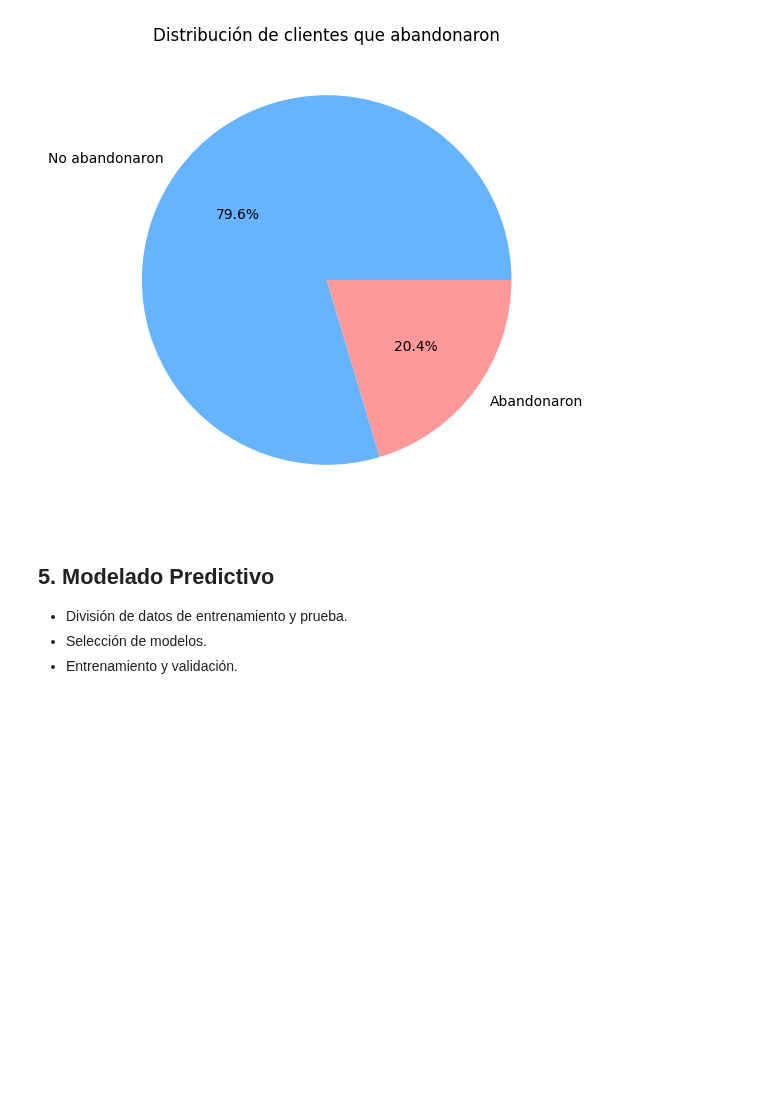
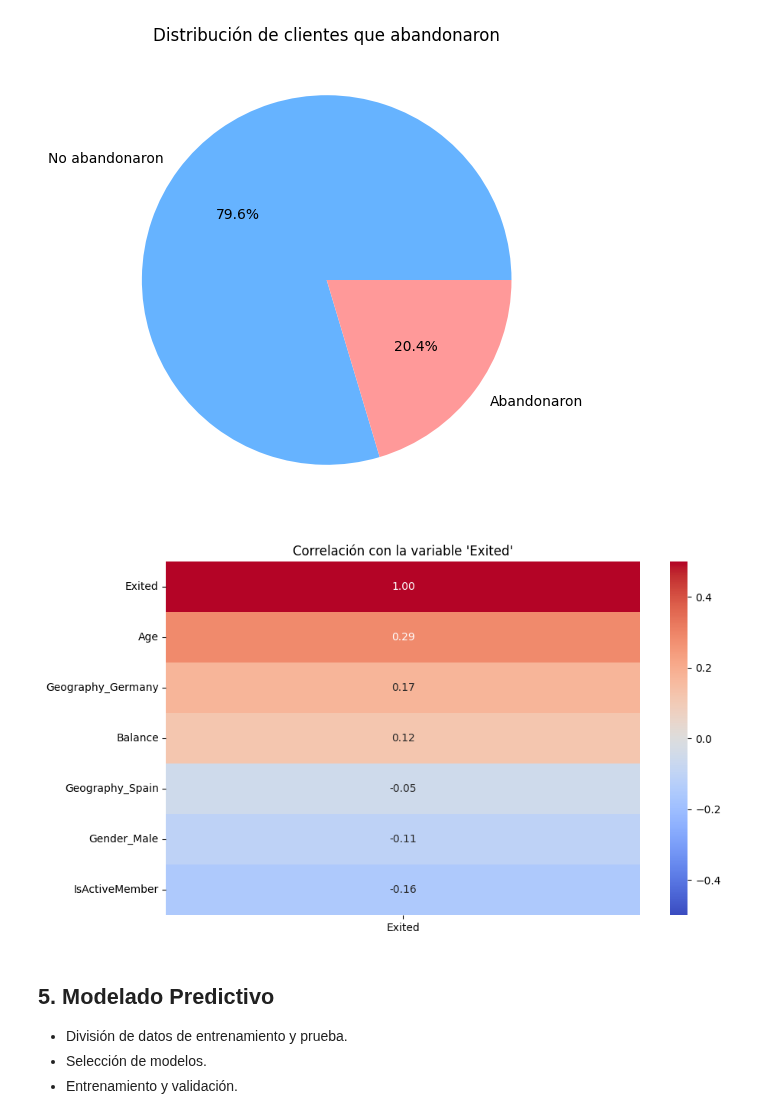
Before and after one commit to DarkinMC/CustomerChurn_Prediction_BankingSector_1AN-213_HAN_G4, a Jupyter notebook: Bank_customer_churn_pred.ipynb, the cells around one changed output. Cells and saved outputs as stored; diff of their text form; code cells hidden in the pictures; blank space fills up the shorter version.

Commit message:
GrafCorrVO

```diff
--- a/Bank_customer_churn_pred.ipynb
+++ b/Bank_customer_churn_pred.ipynb
@@ -131,6 +128,23 @@ plt.title("Distribución de clientes que abandonaron")
 plt.show()
 # %% [output]
 [figure]
+# %%
+ChurnDf = ChurnDf.drop(columns=["RowNumber", "CustomerId", "Surname"])
+# %%
+ChurnDf_encoded = pd.get_dummies(ChurnDf, columns=["Geography", "Gender"], drop_first=True)
+# %%
+plt.figure(figsize=(10, 6))
+corr_matrix = ChurnDf_encoded.corr(numeric_only=True)
+target_corr = corr_matrix[["Exited"]].sort_values(by="Exited", ascending=False)
+
+# Filtrar correlaciones con |r| >= 0.05 (umbral bajo para ver relaciones débiles)
+target_corr = target_corr[(target_corr["Exited"] >= 0.05) | (target_corr["Exited"] <= -0.05)]
+
+sns.heatmap(target_corr, annot=True, cmap="coolwarm", fmt=".2f", vmin=-0.5, vmax=0.5)
+plt.title("Correlación con la variable 'Exited'")
+plt.show()
+# %% [output]
+[figure, added]
 # %% [markdown]
 ## 5. Modelado Predictivo
 - División de datos de entrenamiento y prueba.
```
Also changed, not shown: parts of 3 cells of this notebook.
